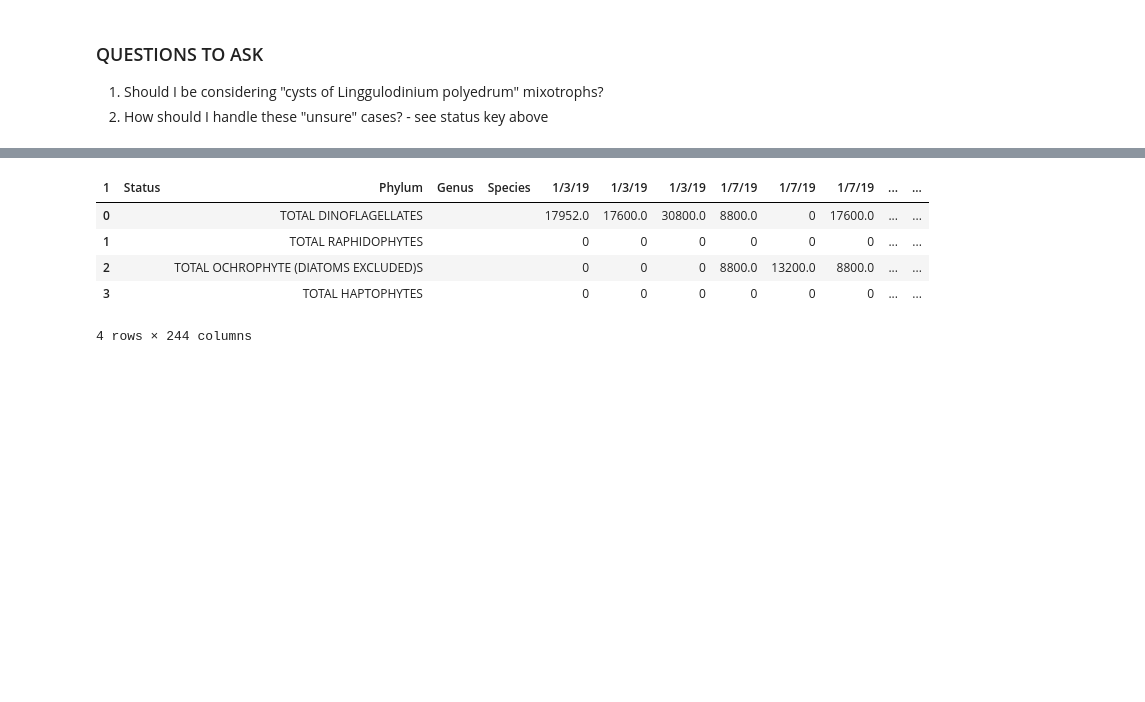
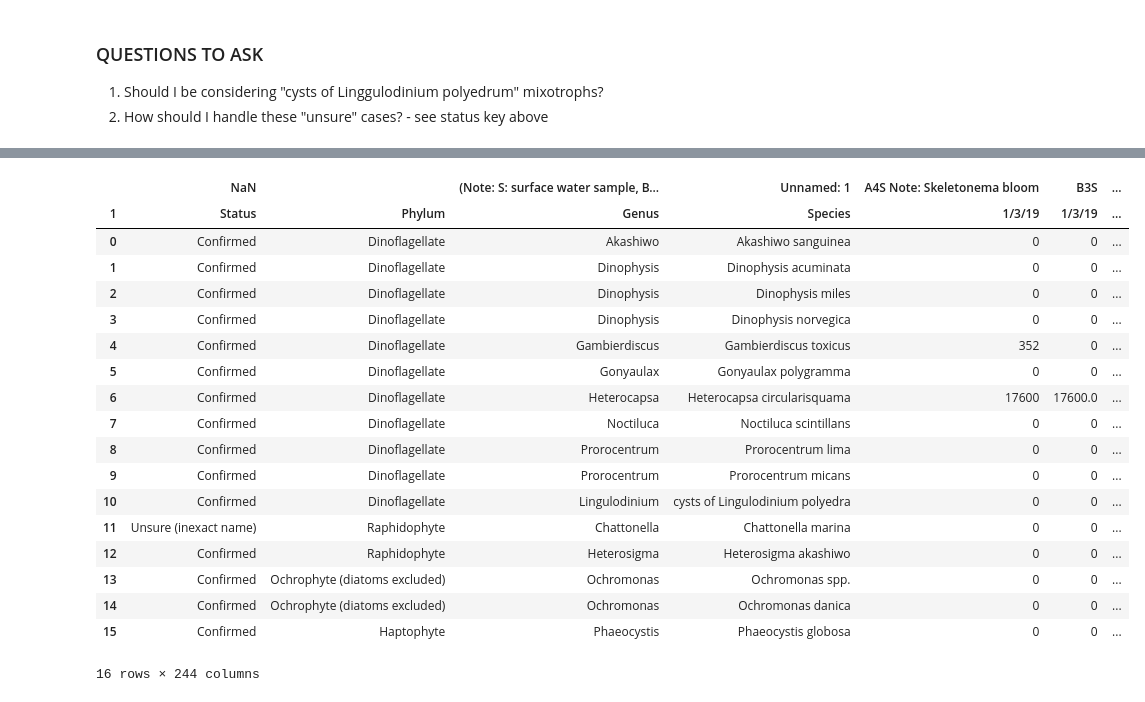
Before and after one commit to AMaher101/PlanktonClassifier, a Jupyter notebook: classifierscript.ipynb, the cells around one changed output, grey strips where cells are left out. Saved outputs shown, nothing was run; the diff lists cells and outputs as text; code cells hidden in the pictures; blank space fills up the shorter version.

```diff
--- a/classifierscript.ipynb
+++ b/classifierscript.ipynb
@@ -119,30 +163,22 @@ lis = lis.dropna(subset=['Status']).reset_index(drop=True)
 # %%
-totals = lis.groupby('Phylum', as_index=False, sort=False).sum()
-totals
+# totals = lis.groupby('Phylum', as_index=False, sort=False).sum()
+# totals
 
-# empty text-containing columns
-totals = totals.drop("Status", axis=1)
-totals.insert(0, 'Status', "")
-totals["Genus"] = ""
-totals["Species"] = ""
+# # empty text-containing columns
+# totals = totals.drop("Status", axis=1)
+# totals.insert(0, 'Status', "")
+# totals["Genus"] = ""
+# totals["Species"] = ""
 
-# rename to TOTAL "   "
-totals["Phylum"] = totals["Phylum"].str.upper().apply(lambda x: "TOTAL " + x + "S")
+# # rename to TOTAL "   "
+# totals["Phylum"] = totals["Phylum"].str.upper().apply(lambda x: "TOTAL " + x + "S")
 
-# add in line skips
-totals = totals.set_index(lis.groupby(['Phylum']).tail(1).index + 0.1)
-empty_df = pd.DataFrame("", index=lis.groupby(['Phylum']).tail(1).index+0.2, columns=totals.columns)
-totals = pd.concat([totals, empty_df]).sort_index()
-totals
+# # add in line skips
+# totals = totals.set_index(lis.groupby(['Phylum']).tail(1).index + 0.1)
+# empty_df = pd.DataFrame("", index=lis.groupby(['Phylum']).tail(1).index+0.2, columns=totals.columns)
+# totals = pd.concat([totals, empty_df]).sort_index()
-# %% [output]
-| 1 | Status | Phylum | Genus | Species | 1/3/19 | 1/3/19 | 1/3/19 | 1/7/19 | 1/7/19 | 1/7/19 | ... | ... |
-| 0 |  | TOTAL DINOFLAGELLATES |  |  | 17952.0 | 17600.0 | 30800.0 | 8800.0 | 0 | 17600.0 | ... | ... |
-| 1 |  | TOTAL RAPHIDOPHYTES |  |  | 0 | 0 | 0 | 0 | 0 | 0 | ... | ... |
-| 2 |  | TOTAL OCHROPHYTE (DIATOMS EXCLUDED)S |  |  | 0 | 0 | 0 | 8800.0 | 13200.0 | 8800.0 | ... | ... |
-| 3 |  | TOTAL HAPTOPHYTES |  |  | 0 | 0 | 0 | 0 | 0 | 0 | ... | ... |
-4 rows × 244 columns
 # %%
-lis = pd.concat([lis, totals]).sort_index().reset_index(drop=True)
+# lis = pd.concat([lis, totals]).sort_index().reset_index(drop=True)
 # %%
 # replace Nans with zero
 lis = lis.fillna(0)
@@ -151,6 +187,28 @@ lis = lis.fillna(0)
 needed_cols = pd.Series(np.full(len(lis.columns) - len(original_headers), None))
 original_headers = pd.concat([needed_cols, original_headers.to_series()], ignore_index=True)
 lis.columns = pd.MultiIndex.from_arrays([original_headers, lis.columns])
+# %%
+lis
+# %% [output]
+|  | NaN |  | (Note: S: surface water sample, B... | Unnamed: 1 | A4S Note: Skeletonema bloom | B3S | ... |
+| 1 | Status | Phylum | Genus | Species | 1/3/19 | 1/3/19 | ... |
+| 0 | Confirmed | Dinoflagellate | Akashiwo | Akashiwo sanguinea | 0 | 0 | ... |
+| 1 | Confirmed | Dinoflagellate | Dinophysis | Dinophysis acuminata | 0 | 0 | ... |
+| 2 | Confirmed | Dinoflagellate | Dinophysis | Dinophysis miles | 0 | 0 | ... |
+| 3 | Confirmed | Dinoflagellate | Dinophysis | Dinophysis norvegica | 0 | 0 | ... |
+| 4 | Confirmed | Dinoflagellate | Gambierdiscus | Gambierdiscus toxicus | 352 | 0 | ... |
+| 5 | Confirmed | Dinoflagellate | Gonyaulax | Gonyaulax polygramma | 0 | 0 | ... |
+| 6 | Confirmed | Dinoflagellate | Heterocapsa | Heterocapsa circularisquama | 17600 | 17600.0 | ... |
+| 7 | Confirmed | Dinoflagellate | Noctiluca | Noctiluca scintillans | 0 | 0 | ... |
+| 8 | Confirmed | Dinoflagellate | Prorocentrum | Prorocentrum lima | 0 | 0 | ... |
+| 9 | Confirmed | Dinoflagellate | Prorocentrum | Prorocentrum micans | 0 | 0 | ... |
+| 10 | Confirmed | Dinoflagellate | Lingulodinium | cysts of Lingulodinium polyedra | 0 | 0 | ... |
+| 11 | Unsure (inexact name) | Raphidophyte | Chattonella | Chattonella marina | 0 | 0 | ... |
+| 12 | Confirmed | Raphidophyte | Heterosigma | Heterosigma akashiwo | 0 | 0 | ... |
+| 13 | Confirmed | Ochrophyte (diatoms excluded) | Ochromonas | Ochromonas spp. | 0 | 0 | ... |
+| 14 | Confirmed | Ochrophyte (diatoms excluded) | Ochromonas | Ochromonas danica | 0 | 0 | ... |
+| 15 | Confirmed | Haptophyte | Phaeocystis | Phaeocystis globosa | 0 | 0 | ... |
+16 rows × 244 columns
 # %%
 # save dataframe to excel
 lis.to_excel(f"outputs/{csv_name}-{str(datetime.now())}.xlsx")
```
Also changed, not shown: parts of 7 cells of this notebook.
